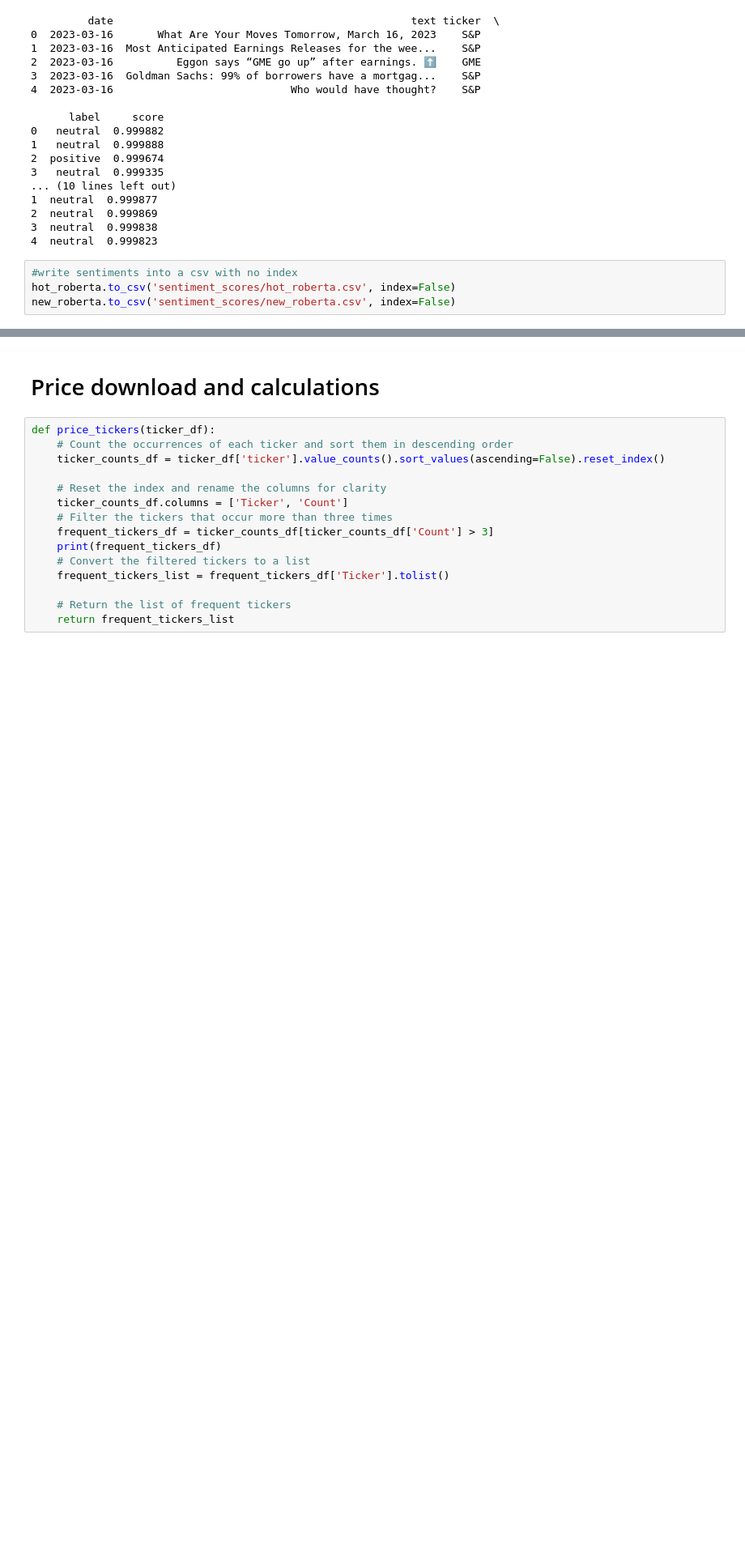
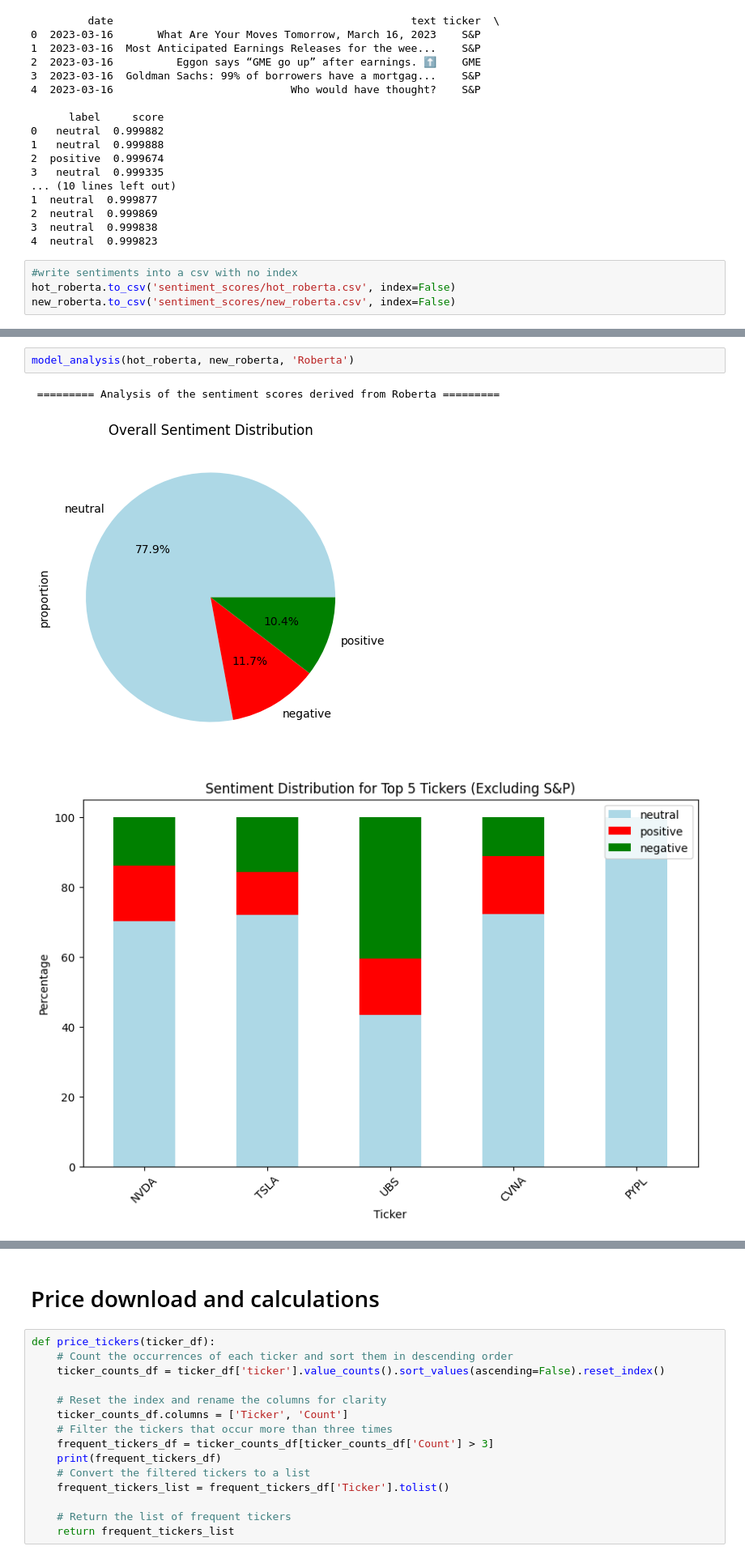
Before and after one commit to Christopher-jason/cjs-dissertation, a Jupyter notebook: Stocks/draft_2.ipynb, the cells around one changed output, grey strips where cells are left out. Shown at 81% size. Saved outputs shown, nothing was run; the diff lists cells and outputs as text; blank space fills up the shorter version.

```diff
--- a/Stocks/draft_2.ipynb
+++ b/Stocks/draft_2.ipynb
@@ -882,0 +1036,6 @@ new_roberta.to_csv('sentiment_scores/new_roberta.csv', index=False)
+# %%
+model_analysis(hot_roberta, new_roberta, 'Roberta')
+# %% [output]
+ ========= Analysis of the sentiment scores derived from Roberta =========
+[figure, added]
+[figure, added]
```
Also changed, not shown: parts of 17 cells of this notebook, 20 other files.
